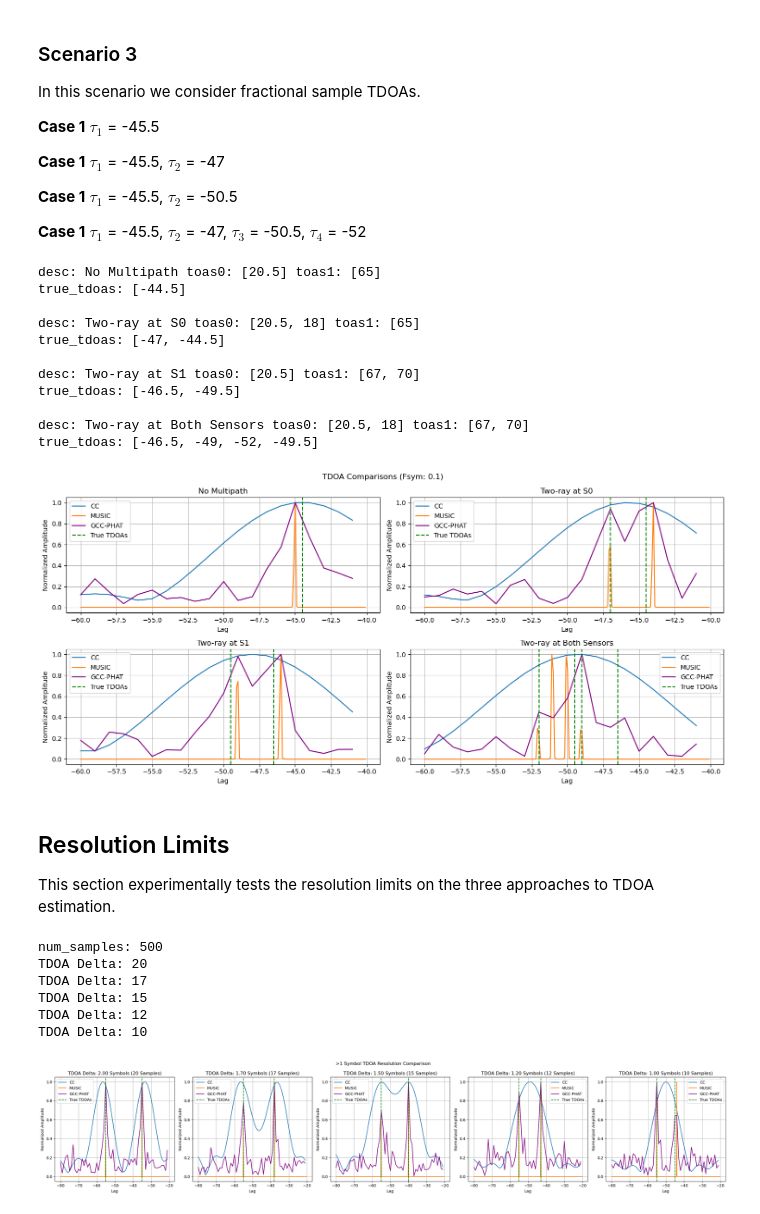
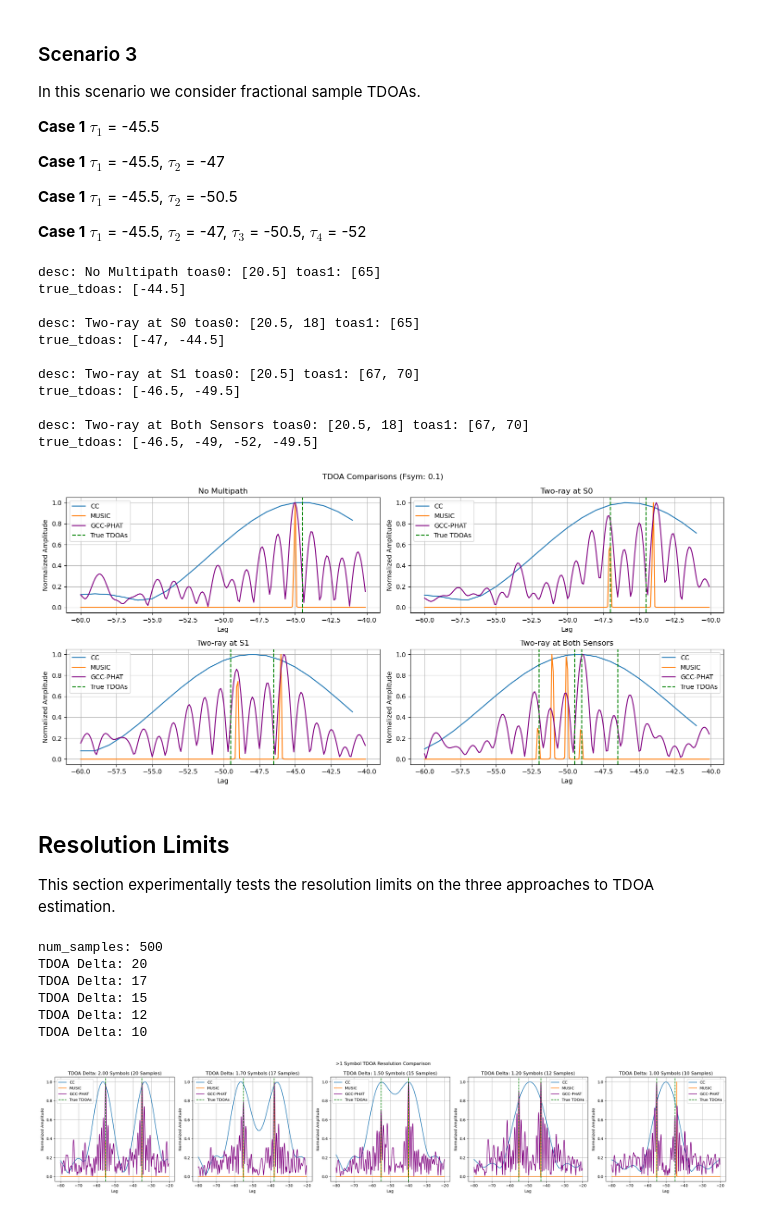
Before and after one commit to jimjam843/Super-ResolutionTDOA, a Jupyter notebook: python/notebooks/gcc_phat.ipynb, the cells around one changed output. Cells and saved outputs as stored; diff of their text form; code cells hidden in the pictures.

```diff
--- a/python/notebooks/gcc_phat.ipynb
+++ b/python/notebooks/gcc_phat.ipynb
@@ -85,7 +85,7 @@ for desc, (toas0, toas1) in cases.items():
 
     l1, tdoa1 = utils.tdoa_cc(y0, y1, lag_min=-60, lag_max=-40)
     l2, tdoa2 = utils.tdoa_super(y0, y1, lag_min=-60, lag_max=-40, k=num_signals, D=10)
-    l3, tdoa3 = utils.tdoa_gccphat(y0, y1, lag_min=-60, lag_max=-40)
+    l3, tdoa3 = utils.tdoa_gccphat(y0, y1, lag_min=-60, lag_max=-40, D=10)
 
     plt.subplot(2,2,pltnum)
 
@@ -173,7 +173,7 @@ for desc, (toas0, toas1) in cases.items():
 
     l1, tdoa1 = utils.tdoa_cc(y0, y1, lag_min=-60, lag_max=-40)
     l2, tdoa2 = utils.tdoa_super(y0, y1, lag_min=-60, lag_max=-40, k=num_signals, D=10)
-    l3, tdoa3 = utils.tdoa_gccphat(y0, y1, lag_min=-60, lag_max=-40)
+    l3, tdoa3 = utils.tdoa_gccphat(y0, y1, lag_min=-60, lag_max=-40, D=10)
 
     plt.subplot(2,2,pltnum)
 
@@ -259,7 +259,7 @@ for desc, (toas0, toas1) in cases.items():
 
     l1, tdoa1 = utils.tdoa_cc(y0, y1, lag_min=-60, lag_max=-40)
     l2, tdoa2 = utils.tdoa_super(y0, y1, lag_min=-60, lag_max=-40, k=num_signals, D=10)
-    l3, tdoa3 = utils.tdoa_gccphat(y0, y1, lag_min=-60, lag_max=-40)
+    l3, tdoa3 = utils.tdoa_gccphat(y0, y1, lag_min=-60, lag_max=-40, D=10)
 
     plt.subplot(2,2,pltnum)
 
@@ -293,7 +293,7 @@ true_tdoas: [-46.5, -49.5]
 
 desc: Two-ray at Both Sensors toas0: [20.5, 18] toas1: [67, 70]
 true_tdoas: [-46.5, -49, -52, -49.5]
-[figure, old version]
+[figure, new version]
 # %% [markdown]
 ## Resolution Limits
 
@@ -335,35 +335,35 @@ for ix, delta in enumerate(tdoa_deltas):
 
     fvec = np.linspace(-0.5, 0.5, num_samples)
 
     l1, tdoa1 = utils.tdoa_cc(y0, y1, lag_min=-80, lag_max=-20)
     l2, tdoa2 = utils.tdoa_super(y0, y1, lag_min=-80, lag_max=-20, k=num_signals, D=10)
-    l3, tdoa3 = utils.tdoa_gccphat(y0, y1, lag_min=-80, lag_max=-20)
+    l3, tdoa3 = utils.tdoa_gccphat(y0, y1, lag_min=-80, lag_max=-20, D=10)
 
     plt.subplot(1,len(tdoa_deltas),ix+1)
     plt.title(f"TDOA Delta: {delta/samples_per_symbol:.2f} Symbols ({delta} Samples)")
     plt.plot(l1, tdoa1, label='CC')
     plt.plot(l2, tdoa2, label='MUSIC')
     plt.plot(l3, tdoa3, label='GCC-PHAT', color='purple')
     plt.ylabel("Normalized Amplitude")
     plt.xlabel("Lag")
     plt.grid()
 
     for ix,tdoa in enumerate(true_tdoas):
         if ix==0:
             plt.axvline(tdoa, color='green', linestyle='dashed', label='True TDOAs')
         else:
             plt.axvline(tdoa, color='green', linestyle='dashed')
     plt.legend()
 
 plt.tight_layout()
 # %% [output]
 num_samples: 500
 TDOA Delta: 20
 TDOA Delta: 17
 TDOA Delta: 15
 TDOA Delta: 12
 TDOA Delta: 10
-[figure, old version]
+[figure, new version]
 # %%
 # Cross-Correlation Resolution Boundary
 plt.figure(figsize=(25,5))
```
Also changed, not shown: parts of 3 cells of this notebook, 1 other file.
